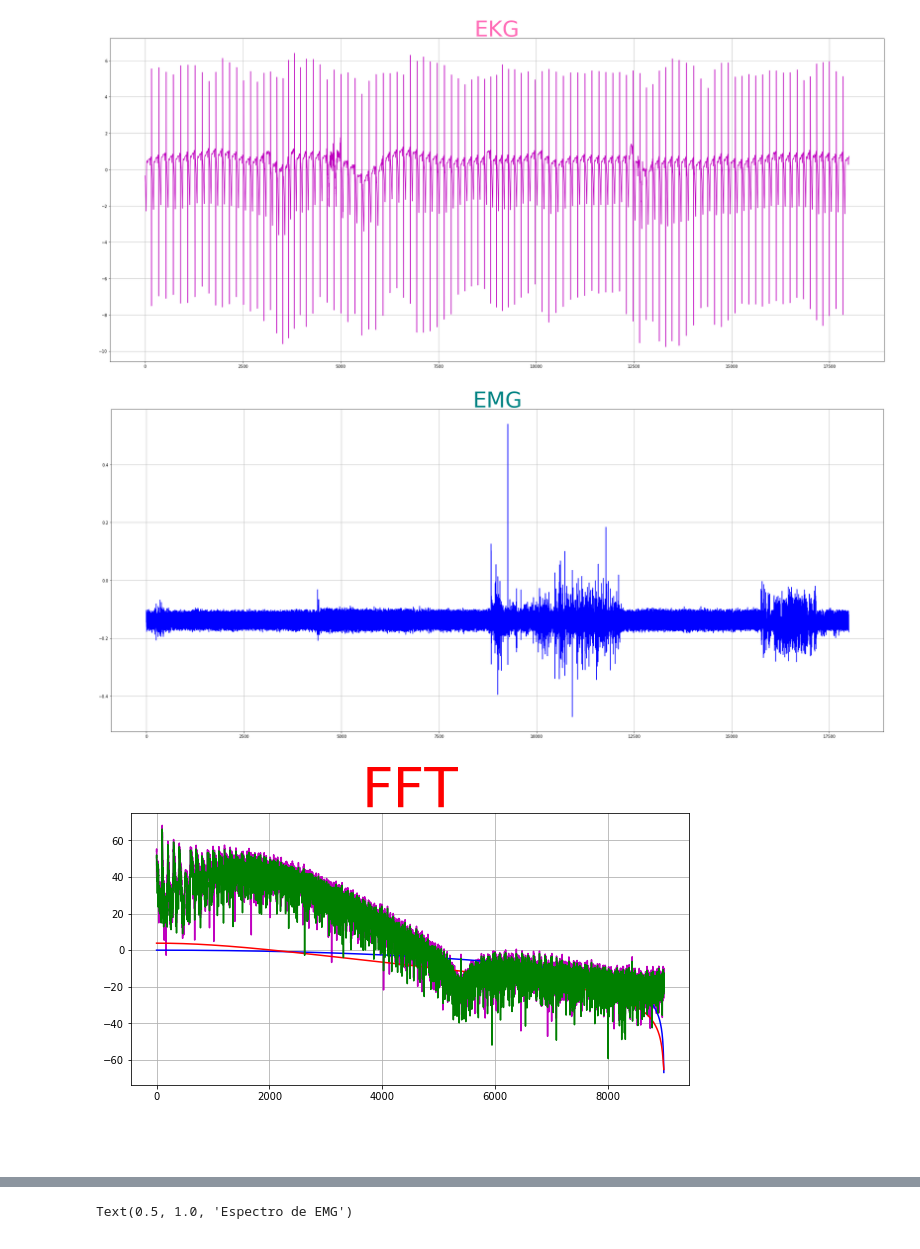
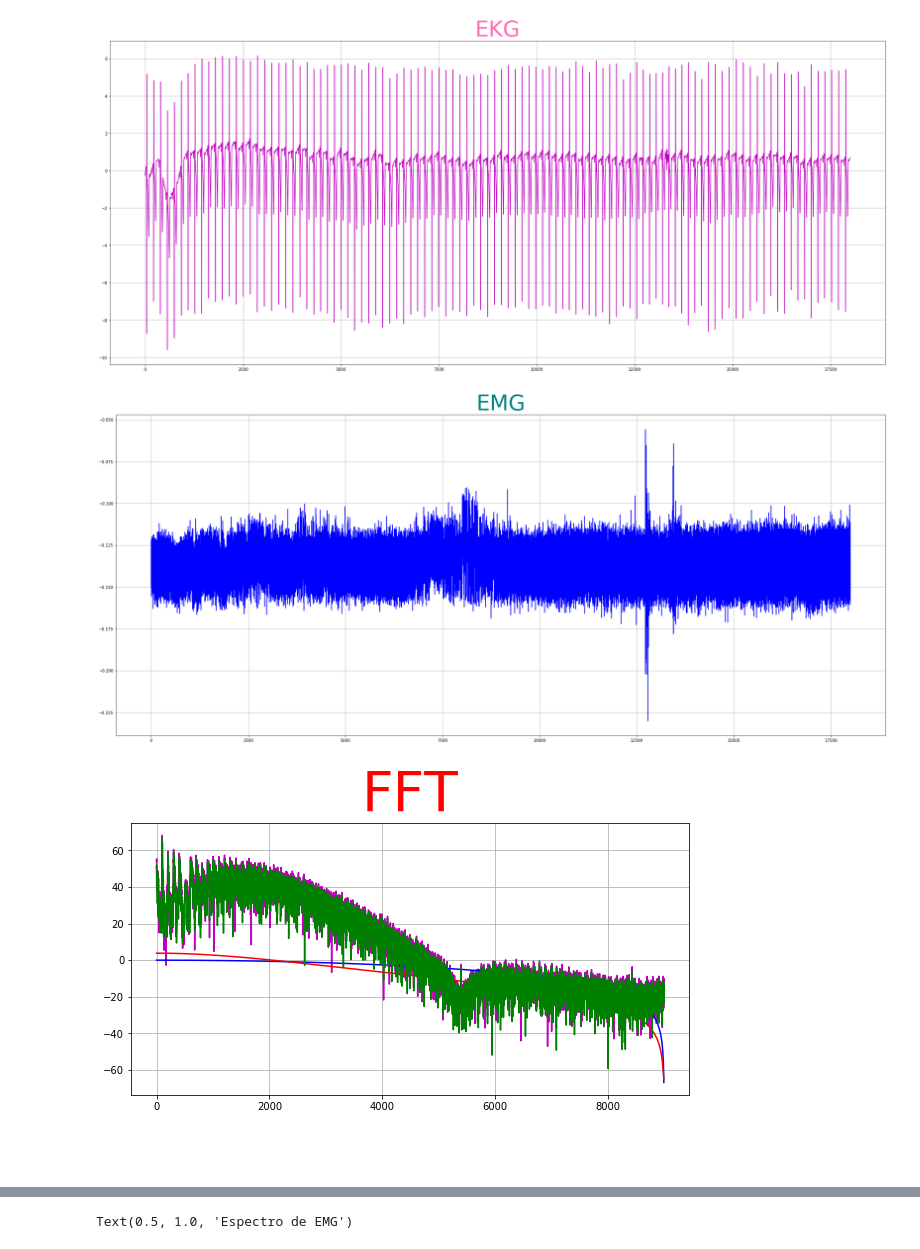
Before and after one commit to Qweryedu/MCIB-19-P-Edu, a Jupyter notebook: src/prac2.ipynb, the cells around one changed output, grey strips where cells are left out. Drawn from its saved outputs; the diff is of its cells as text; code cells hidden in the pictures.

```diff
--- a/src/prac2.ipynb
+++ b/src/prac2.ipynb
@@ -7,34 +7,34 @@ from scipy import signal
 # %%
 def abre(path, file_name):
     data = np.loadtxt(path+file_name, delimiter='\t', dtype='str')
     data = data[:-1,:-1].T.astype('float') #Elimina la última fila y columna que no contienen nada
 
     return data
 
-path = '/home/moni/Descargas/MCIB-19-P-Edu/data/P1/' #Cambiar dependiendo de la compu
-file = 'Apnea5.txt'
+path = '/home/edu/Documentos/GitHub/MCIB-19-P-Edu/data/P1/' #Cambiar dependiendo de la compu
+file = 'Apnea1.txt'
 
 
 signals = abre(path,file)
 
 PL = signals[0]
 EKG = signals[1]
 OX = signals[2]
 EMG = signals[3]
 
 
 plt.figure('EKG',figsize=(35,15))
 plt.plot(EKG, 'm')
 plt.grid()
 plt.title('EKG', size=(55)).set_color(color='hotpink')
 plt.figure('EMG', figsize=(35,15))
 plt.title('EMG', size=(55)).set_color(color='teal')
 plt.plot(EMG, 'b')
 plt.grid()
 plt.show()
 # %% [output]
-[figure, old version]
+[figure, new version]
-[figure, old version]
+[figure, new version]
 # %%
 # Primer punto de primer Actividad
 def compfft(signal):
@@ -67,7 +67,7 @@ def compfft(signal):
 # %%
 compfft(EKG)
 # %% [output]
-[figure, old version]
+[figure, new version]
 # %%
 # Tercer punto de pimer actividad Funcion para evaluar la respuesta en frecuencia de cualquier filtro
 # diseñamos un filtro pasa banda butterworth de N orden
```
Also changed, not shown: parts of 4 cells of this notebook.
